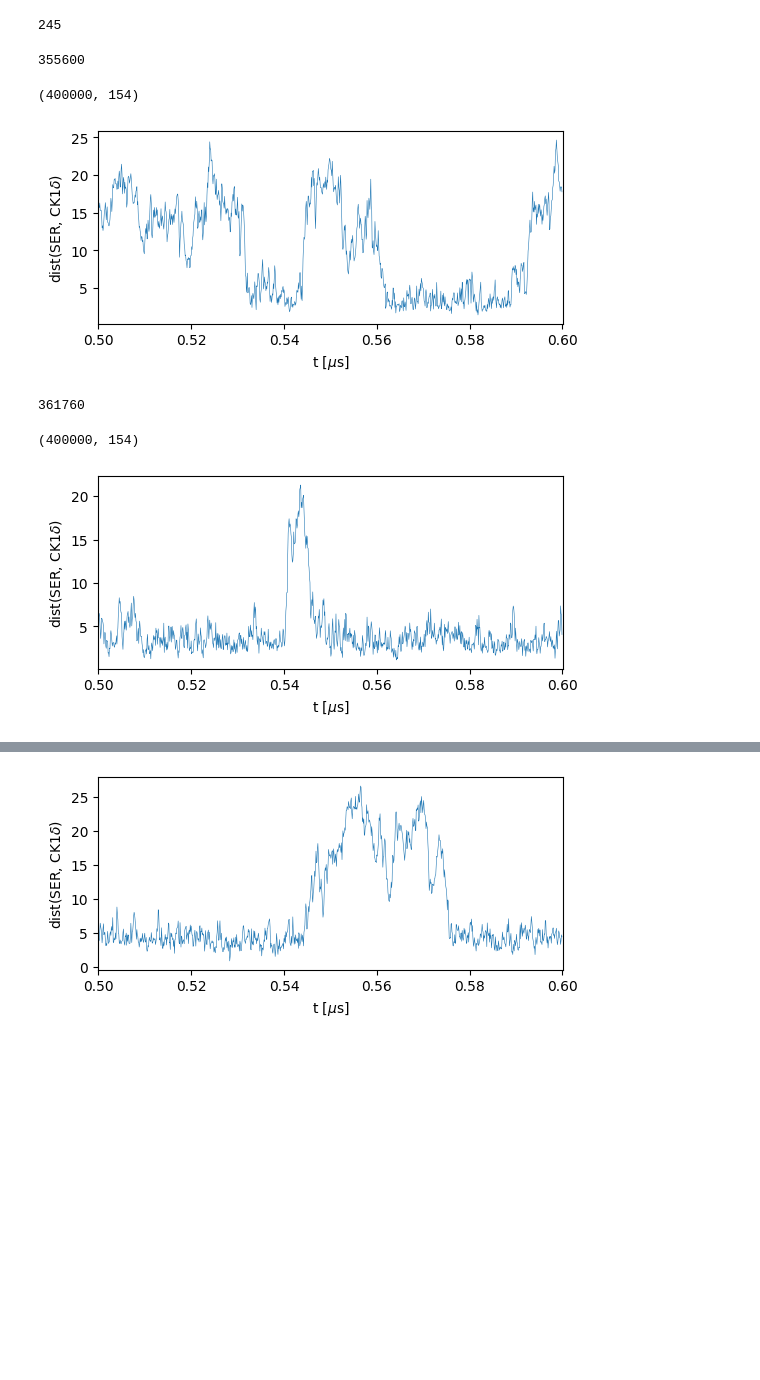
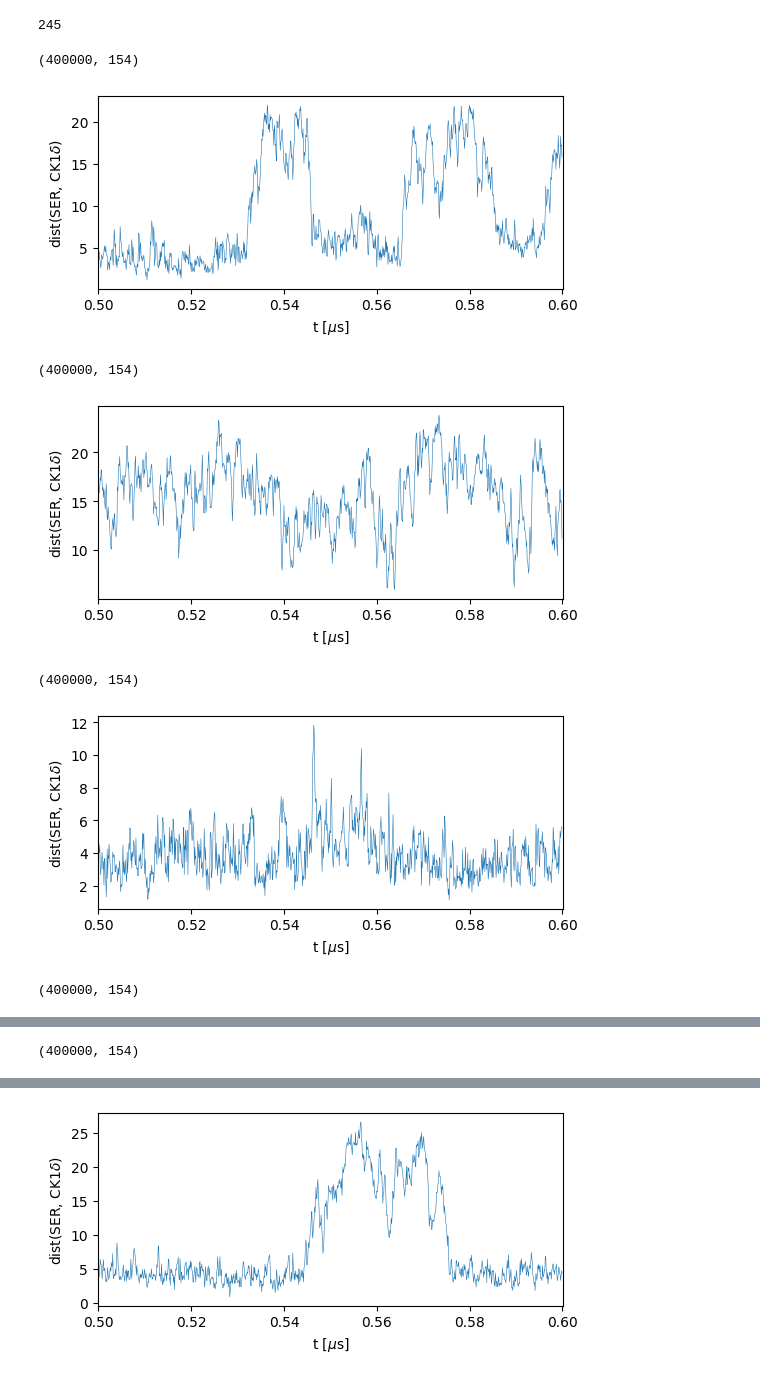
Before and after one commit to ezippo/HPA, a Jupyter notebook: process_traj.ipynb, the cells around one changed output, grey strips where cells are left out. Saved outputs shown, nothing was run; the diff lists cells and outputs as text; code cells hidden in the pictures; blank space fills up the shorter version.

```diff
--- a/process_traj.ipynb
+++ b/process_traj.ipynb
@@ -25,7 +28,7 @@ path_ss = '/localscratch/zippoema/project_ness/simulations/no_pser_mass_method/p
 path_work = '/localscratch/zippoema/working_dir/'
 path_an_drop = '/localscratch/zippoema/project_ness/analysis/droplet_200-tdp43-lcd/'
 path_struct = '/localscratch/zippoema/project_ness/simulations/condensate_structure/'
-path_ness = '/localscratch/zippoema/project_ness/simulations/cycle_ness/simple-ness_pp3_masspSer/'
+path_ness = '/localscratch/zippoema/project_ness/simulations/cycle_ness/'
 path_fix = '/localscratch/zippoema/project_ness/simulations/cycle_ness/ness_ck1d_pp3_masspSer/'
 # %% [markdown]
 ### Center trajectory
@@ -32,5 +64,14 @@ path_fix = '/localscratch/zippoema/project_ness/simulations/cycle_ness/ness_ck1d
+# %%
+npser=1770
+dir_path = f'/localscratch/zippoema/project_ness/simulations/friction01/pser_phase_diagram/droplet_simulations/sim_eq_drop_200-tdp43-lcd_{npser}pser/'
+for s in [1,2,3]:
+    filename = dir_path+f'sim{s}_eq_drop_200-tdp43-lcd-{npser}pser_CAL3_dump.gsd'
+    file_center = dir_path+f'sim{s}_eq_drop_200-tdp43-lcd-{npser}pser_CAL3_dump_centered.gsd'
+    hpau.center_trajectory(filename,
+                     file_center,
+                     cluster=True, cutoff=2.5)
 # %%
-for i in range(1,5):
-    hpau.center_trajectory_z(path_slab+f'sim_200-tdp43-lcd_5-pp3_slab/sim{i}_200-tdp43-lcd-2100pser_5-com-pp3_CAL3_slab200_dump.gsd',
-                         path_slab+f'sim_200-tdp43-lcd_5-pp3_slab/sim{i}_200-tdp43-lcd-2100pser_5-com-pp3_CAL3_slab200_dump_centered.gsd',
+for i in range(1,2):
+    hpau.center_trajectory_z(path_slab+f'sim_slab_eq_200-tdp43-lcd_2-ck1d-open_24-pp3/sim{i}_slab_eq_200-tdp43-lcd_2-com-ck1d-open_24-com-pp3_CAL3_dump.gsd',
+                         path_slab+f'sim_slab_eq_200-tdp43-lcd_2-ck1d-open_24-pp3/sim{i}_slab_eq_200-tdp43-lcd_2-com-ck1d-open_24-com-pp3_CAL3_dump_centered.gsd',
                          group=[i for i in range(30800)], cluster=True, cutoff=2.5)
@@ -54,9 +97,9 @@ for i in range(1,2):
                            path_drop+f'sim_oscillation_200-tdp43-lcd_2-ck1d-open_10-pp3/sim{i}_200-tdp43-lcd_2-com-ck1d-open_10-com-pp3_CAL3_osc_20kdump_dump_centered.gsd',
                            group=[i for i in range(30800)], cluster=True, cutoff=2.5)
 # %%
-for i in range(1,4):
-    hpau.center_trajectory(path_drop+f'sim_ness_200-tdp43-lcd_2-ck1d-open_20-pp3/sim{i}_ness_200-tdp43-lcd_2-com-ck1d-open_20-com-pp3_CAL3_dump.gsd',
-                           path_drop+f'sim_ness_200-tdp43-lcd_2-ck1d-open_20-pp3/sim{i}_ness_200-tdp43-lcd_2-com-ck1d-open_20-com-pp3_CAL3_dump_centered.gsd',
+for i in range(1,2):
+    hpau.center_trajectory(path_drop+f'sim_eq_200-tdp43-lcd_2-ck1d-open_24-pp3/sim{i}_eq_200-tdp43-lcd_2-com-ck1d-open_24-com-pp3_CAL3_dump.gsd',
+                           path_drop+f'sim_eq_200-tdp43-lcd_2-ck1d-open_24-pp3/sim{i}_eq_200-tdp43-lcd_2-com-ck1d-open_24-com-pp3_CAL3_dump_centered.gsd',
                            group=[i for i in range(30800)], cluster=True, cutoff=2.5)
 # %%
 hpau.center_trajectory(path_struct+f'sim_eq_400-tdp43-lcd_10-ck1d-open/sim_eq_400-tdp43-lcd-2514pser_10-com-ck1d-open_CAL3_dump.gsd',
@@ -152,7 +195,7 @@ for i in [2500]:
 rdump = '5k'
 ck1d_bool = False
 pp3_bool = True
-dmu = '-2.5'
+dmu = '+2.5'
 time = ''
 sern = 18
 npser = ''
@@ -166,46 +209,47 @@ if ck1d_bool and pp3_bool:
     pt = path_fix+f'sim_ser{sern}_dmu{dmu}_1-tdp43{npser}_{enzymes}_{suffix}/'
     ck1d_ids = [300,301,302]
     pp3_ids = [445+92,445+94,445+120,445+152,445+283]
 elif ck1d_bool:
     enzymes = '1-ck1d-open'
     enzfile = 'com-ck1d-open'
     temp = 'CAL3_200K_'
     suffix = 'mpSer_rs'
-    pt = path_ness+f'sim_ser{sern}_dmu{dmu}_1-tdp43{npser}_{enzymes}_200K_{rdump}_{suffix}/'
+    pt = path_ness+f'simple-ness_ck1d_masspSer/sim_ser{sern}_dmu{dmu}_1-tdp43{npser}_{enzymes}_200K_{rdump}_{suffix}/'
     enz_ids = [300,301,302]
 elif pp3_bool:
     enzymes = '1-pp3'
     enzfile = 'com-pp3'
     temp = 'CAL3_200K_'
-    suffix = 'mpSer_rs'
-    pt = path_ness+f'sim_ser{sern}_dmu{dmu}_1-tdp43{npser}_{enzymes}_200K_{rdump}_{suffix}/'
+    suffix = 'mpSer_fr'
+    pt = path_ness+f'simple-ness_pp3_masspSer_friction/sim_ser{sern}_dmu{dmu}_1-tdp43{npser}_{enzymes}_200K_{rdump}_{suffix}/'
     enz_ids = [153+92,153+94,153+120,153+152,153+283]
 else:
     RaiseError('no enzymes!')
 
-cuttimes=[360240, 365320, 371600, 355600, 361760]
+#cuttimes=[360240, 365320, 371600, 355600, 361760]
 
-for s in range(4,6):
+for s in range(1,6):
     if ck1d_bool and pp3_bool:
         d = hpau.create_distance_file(pt+f'sim{s}_ser{sern}_dmu{dmu}_1-tdp43{npser}_{enzfile}_{temp}{rdump}_{suffix}_{time}dump.gsd',
                                          id1=ck1d_ids, id2=[i for i in range(154)], mode='mean1', therm=0)
         tmp = hpau.create_distance_file(pt+f'sim{s}_ser{sern}_dmu{dmu}_1-tdp43{npser}_{enzfile}_{temp}{rdump}_{suffix}_{time}dump.gsd',
                                          id1=pp3_ids, id2=[i for i in range(154)], mode='mean1', therm=0)
         d = np.append(d, tmp, axis=1)
     else:
-        print(cuttimes[s-1])
+        #print(cuttimes[s-1])
         d = hpau.create_distance_file(pt+f'sim{s}_ser{sern}_dmu{dmu}_1-tdp43{npser}_{enzfile}_{temp}{rdump}_{suffix}_{time}dump.gsd',
-                                         id1=enz_ids, id2=[i for i in range(154)], mode='mean1', therm=0, max_time=cuttimes[s-1])
-        tmp = hpau.create_distance_file(pt+f'sim{s}_ser{sern}_dmu{dmu}_1-tdp43{npser}_{enzfile}_{temp}{rdump}_{suffix}_{time}dump.gsd',
-                                         id1=enz_ids, id2=[i for i in range(154)], mode='mean1', therm=cuttimes[s-1]+40)
-        d = np.append(d, tmp, axis=0)
+                                         id1=enz_ids, id2=[i for i in range(154)], mode='mean1', therm=0)  #, max_time=cuttimes[s-1])
+        #tmp = hpau.create_distance_file(pt+f'sim{s}_ser{sern}_dmu{dmu}_1-tdp43{npser}_{enzfile}_{temp}{rdump}_{suffix}_{time}dump.gsd',
+        #                                 id1=enz_ids, id2=[i for i in range(154)], mode='mean1', therm=cuttimes[s-1]+40)
+        #d = np.append(d, tmp, axis=0)
         print(d.shape)
     np.savetxt(pt+f'sim{s}_ser{sern}_dmu{dmu}_1-tdp43{npser}_{enzfile}_{temp}{rdump}_{suffix}_{time}dist.txt', d)
     hpapl.plot_dist(d,part_id=5,start=5000,end=6000)
 # %% [output]
-355600
+(400000, 154)
+[figure, new version]
 (400000, 154)
-[figure, old version]
+[figure, new version]
-361760
+(400000, 154)
+[figure, added]
 (400000, 154)
-[figure, old version]
@@ -211,0 +257 @@ for s in range(4,6):
+(400000, 154)
```
Also changed, not shown: parts of 10 cells of this notebook, 2 other files.
